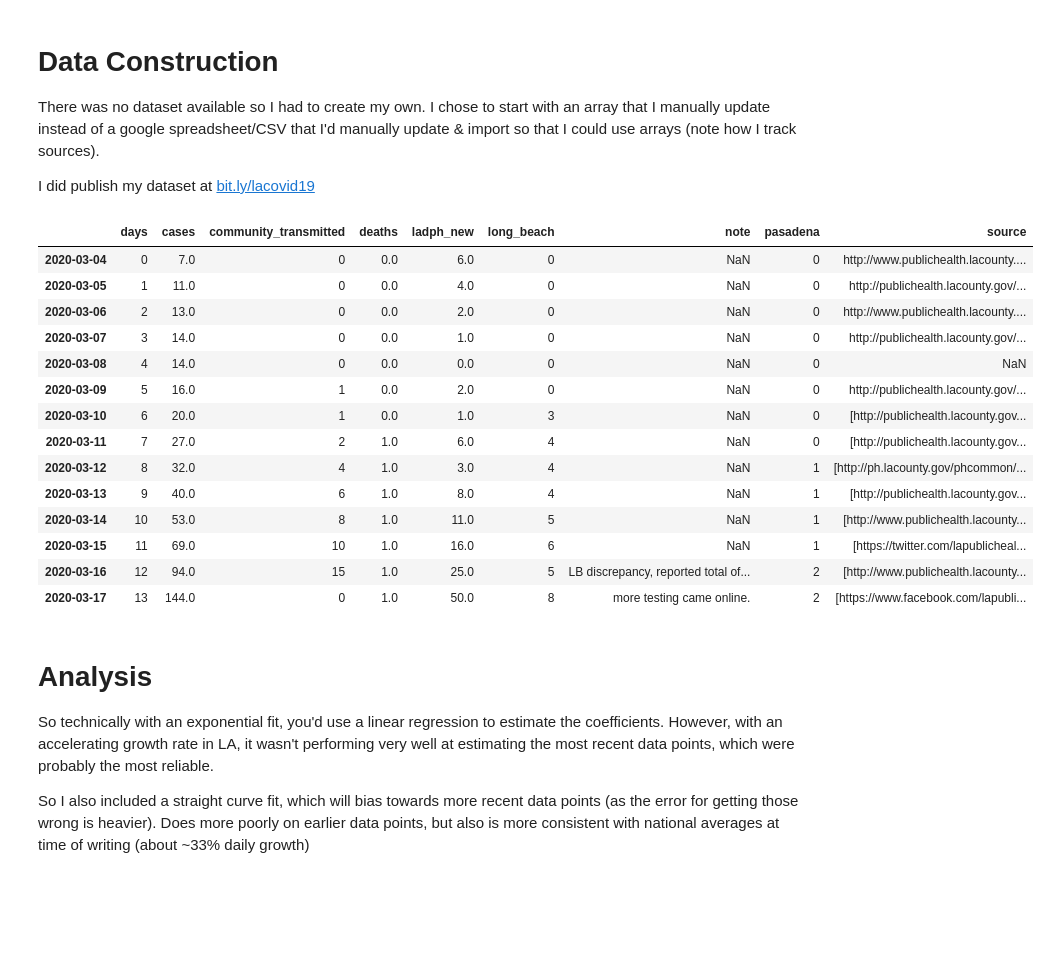
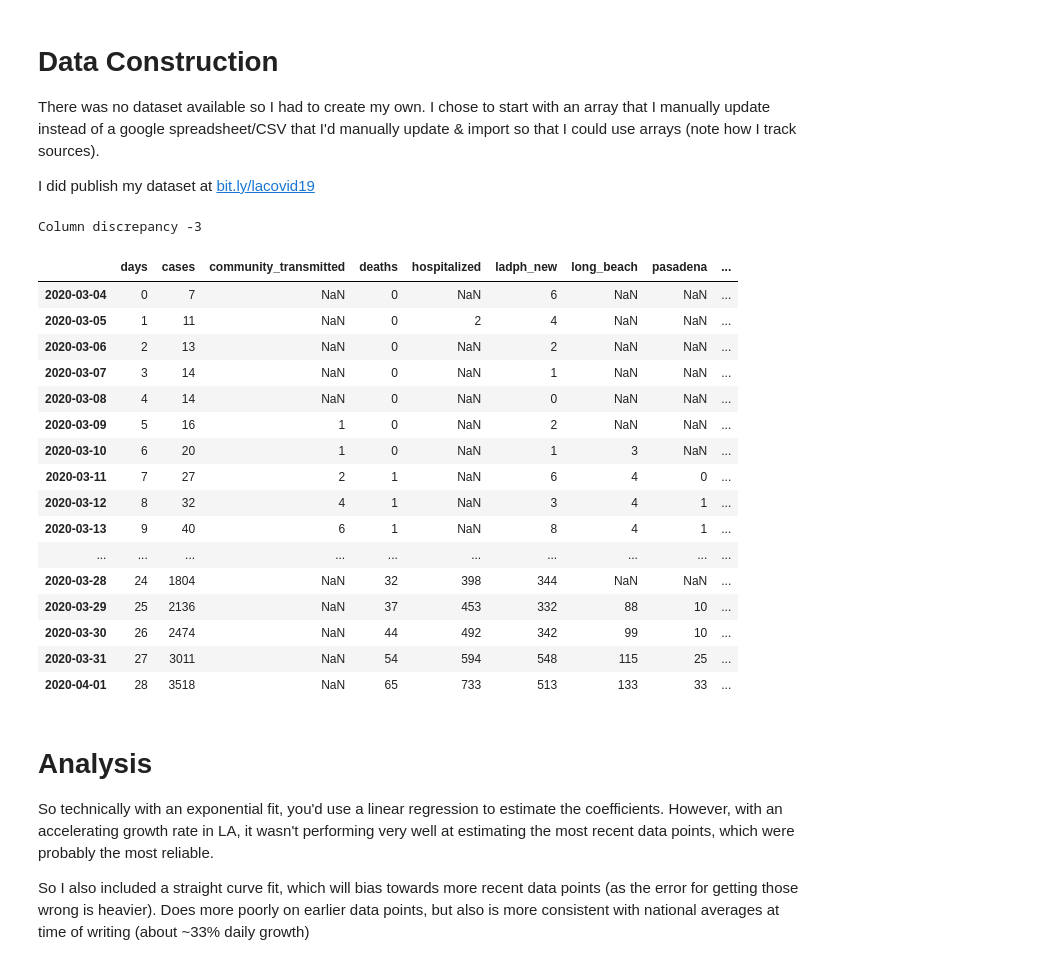
Before and after one commit to lioras/lacovid19, a Jupyter notebook: Los Angeles County Covid-19 Data.ipynb, the cells around one changed output. Cells and saved outputs as stored; diff of their text form; code cells hidden in the pictures; blank space fills up the shorter version.

Commit message:
2020-04-01 update, with city comparisons

```diff
--- a/Los Angeles County Covid-19 Data.ipynb
+++ b/Los Angeles County Covid-19 Data.ipynb
@@ -54,37 +120,43 @@ data = {"2020-03-04" : {"cases" : 7, "deaths" : 0, "ladph_new" : 6, "source" : "
 # %%
 # convert to pandas dataframe
 df = pd.DataFrame(data).T
 
 # recognize index as dates
 df.index = pd.to_datetime(df.index)
 
 # use day count, for math functions
 df["days"] = df.index - df.index[0]
 df["days"] = (df.days / 86400000000000).astype(int)
 
 # fill in the blanks with 0s for numerical columns.
-df[df.columns[~df.columns.isin(["source","note"])]] = df[df.columns[~df.columns.isin(["source","note"])]].fillna(0)
+#df[df.columns[~df.columns.isin(["source","note"])]] = df[df.columns[~df.columns.isin(["source","note"])]].fillna(0)
 
 # move days column to the front. don't risk dropping columns
 df = df[list(df.columns[-1:]) + list(df.columns[:-1])]
 
+colorder = ["days","cases","community_transmitted","deaths","hospitalized","ladph_new","long_beach","pasadena", "age_0_17", "age_18_40" , "age_41_65" , "age_65_plus","age_unknown", "total_tests","cdc_tests","ladph_tests","commercial_tests","la_city_tests","note","source"]
+print "Column discrepancy", len(colorder) - len(df.columns)
+df = df[colorder]
 df
 # %% [output]
+Column discrepancy -3
-|  | days | cases | community_transmitted | deaths | ladph_new | long_beach | note | pasadena | source |
-| 2020-03-04 | 0 | 7.0 | 0 | 0.0 | 6.0 | 0 | NaN | 0 | http://www.publichealth.lacounty.... |
-| 2020-03-05 | 1 | 11.0 | 0 | 0.0 | 4.0 | 0 | NaN | 0 | http://publichealth.lacounty.gov/... |
-| 2020-03-06 | 2 | 13.0 | 0 | 0.0 | 2.0 | 0 | NaN | 0 | http://www.publichealth.lacounty.... |
-| 2020-03-07 | 3 | 14.0 | 0 | 0.0 | 1.0 | 0 | NaN | 0 | http://publichealth.lacounty.gov/... |
-| 2020-03-08 | 4 | 14.0 | 0 | 0.0 | 0.0 | 0 | NaN | 0 | NaN |
-| 2020-03-09 | 5 | 16.0 | 1 | 0.0 | 2.0 | 0 | NaN | 0 | http://publichealth.lacounty.gov/... |
-| 2020-03-10 | 6 | 20.0 | 1 | 0.0 | 1.0 | 3 | NaN | 0 | [http://publichealth.lacounty.gov... |
-| 2020-03-11 | 7 | 27.0 | 2 | 1.0 | 6.0 | 4 | NaN | 0 | [http://publichealth.lacounty.gov... |
-| 2020-03-12 | 8 | 32.0 | 4 | 1.0 | 3.0 | 4 | NaN | 1 | [http://ph.lacounty.gov/phcommon/... |
-| 2020-03-13 | 9 | 40.0 | 6 | 1.0 | 8.0 | 4 | NaN | 1 | [http://publichealth.lacounty.gov... |
-| 2020-03-14 | 10 | 53.0 | 8 | 1.0 | 11.0 | 5 | NaN | 1 | [http://www.publichealth.lacounty... |
-| 2020-03-15 | 11 | 69.0 | 10 | 1.0 | 16.0 | 6 | NaN | 1 | [https://twitter.com/lapublicheal... |
-| 2020-03-16 | 12 | 94.0 | 15 | 1.0 | 25.0 | 5 | LB discrepancy, reported total of... | 2 | [http://www.publichealth.lacounty... |
-| 2020-03-17 | 13 | 144.0 | 0 | 1.0 | 50.0 | 8 | more testing came online. | 2 | [https://www.facebook.com/lapubli... |
+|  | days | cases | community_transmitted | deaths | hospitalized | ladph_new | long_beach | pasadena | ... |
+| 2020-03-04 | 0 | 7 | NaN | 0 | NaN | 6 | NaN | NaN | ... |
+| 2020-03-05 | 1 | 11 | NaN | 0 | 2 | 4 | NaN | NaN | ... |
+| 2020-03-06 | 2 | 13 | NaN | 0 | NaN | 2 | NaN | NaN | ... |
+| 2020-03-07 | 3 | 14 | NaN | 0 | NaN | 1 | NaN | NaN | ... |
+| 2020-03-08 | 4 | 14 | NaN | 0 | NaN | 0 | NaN | NaN | ... |
+| 2020-03-09 | 5 | 16 | 1 | 0 | NaN | 2 | NaN | NaN | ... |
+| 2020-03-10 | 6 | 20 | 1 | 0 | NaN | 1 | 3 | NaN | ... |
+| 2020-03-11 | 7 | 27 | 2 | 1 | NaN | 6 | 4 | 0 | ... |
+| 2020-03-12 | 8 | 32 | 4 | 1 | NaN | 3 | 4 | 1 | ... |
+| 2020-03-13 | 9 | 40 | 6 | 1 | NaN | 8 | 4 | 1 | ... |
+| ... | ... | ... | ... | ... | ... | ... | ... | ... | ... |
+| 2020-03-28 | 24 | 1804 | NaN | 32 | 398 | 344 | NaN | NaN | ... |
+| 2020-03-29 | 25 | 2136 | NaN | 37 | 453 | 332 | 88 | 10 | ... |
+| 2020-03-30 | 26 | 2474 | NaN | 44 | 492 | 342 | 99 | 10 | ... |
+| 2020-03-31 | 27 | 3011 | NaN | 54 | 594 | 548 | 115 | 25 | ... |
+| 2020-04-01 | 28 | 3518 | NaN | 65 | 733 | 513 | 133 | 33 | ... |
 # %% [markdown]
 # Analysis
 
```
Also changed, not shown: parts of 29 cells of this notebook, 3 other files.
